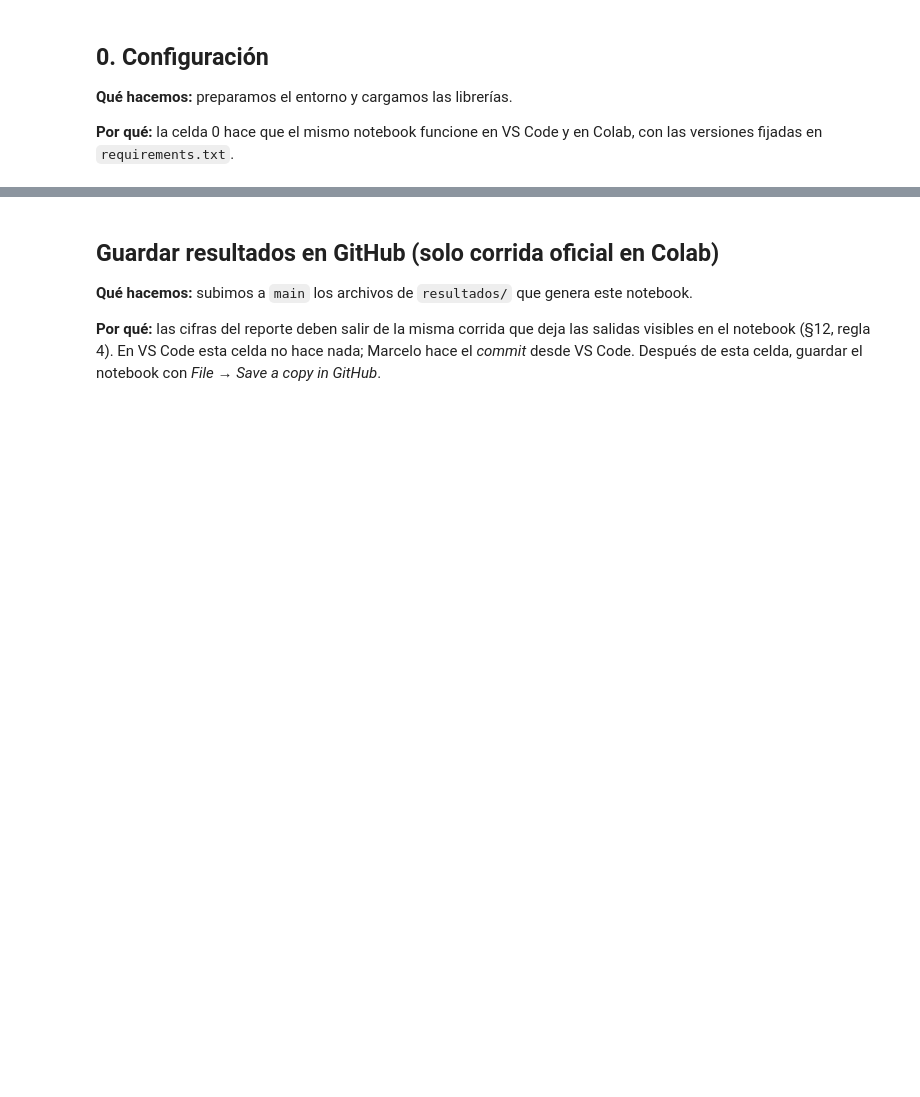
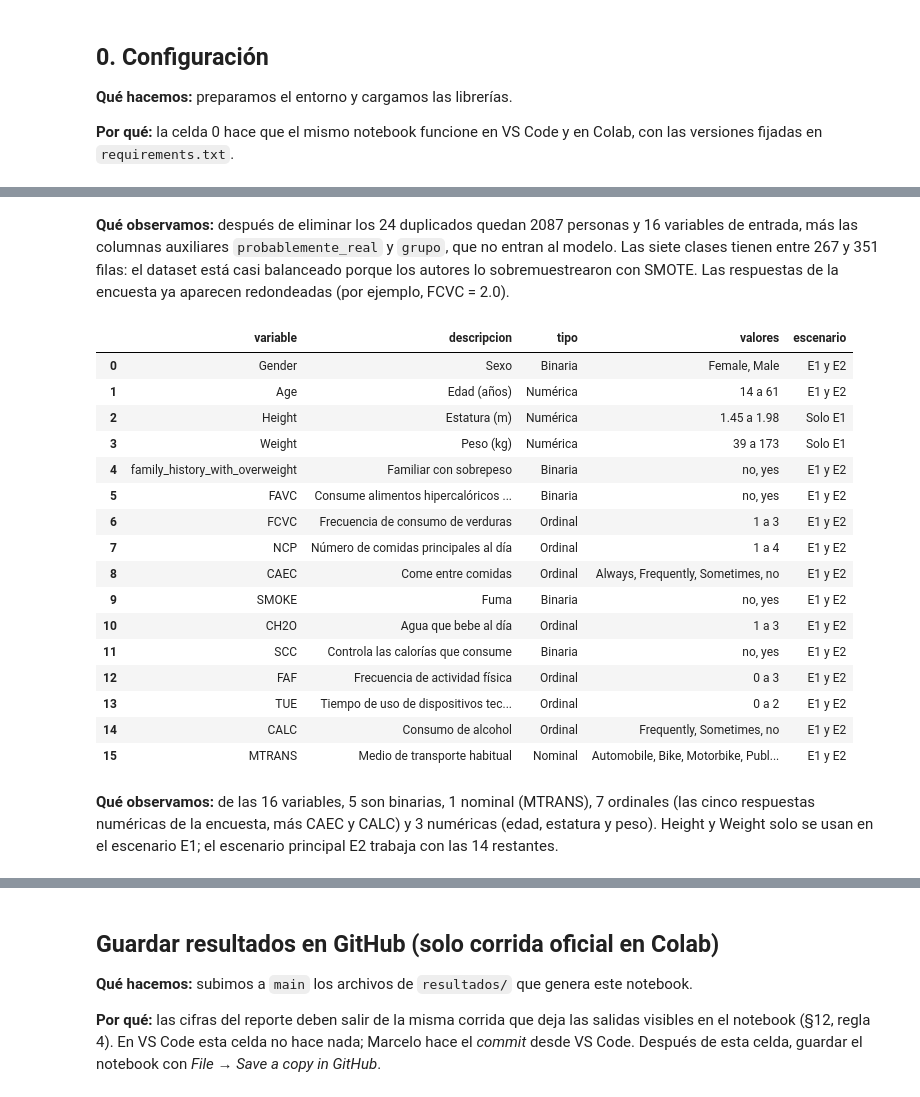
Before and after one commit to MCuetoV/proyecto-ml-2026-2, a Jupyter notebook: notebooks/03_obesidad_exploracion.ipynb, the cells around one changed output, grey strips where cells are left out. Saved outputs shown, nothing was run; the diff lists cells and outputs as text; code cells hidden in the pictures; blank space fills up the shorter version.

```diff
--- a/notebooks/03_obesidad_exploracion.ipynb
+++ b/notebooks/03_obesidad_exploracion.ipynb
@@ -140,0 +96,2 @@ proporciones.round(3)
+# %% [markdown]
+**Qué observamos:** después de eliminar los 24 duplicados quedan 2087 personas y 16 variables de entrada, más las columnas auxiliares `probablemente_real` y `grupo`, que no entran al modelo. Las siete clases tienen entre 267 y 351 filas: el dataset está casi balanceado porque los autores lo sobremuestrearon con SMOTE. Las respuestas de la encuesta ya aparecen redondeadas (por ejemplo, FCVC = 2.0).
@@ -140,0 +108,42 @@ proporciones.round(3)
+# %%
+# Tipo de cada variable según cómo se codifica en el modelado (diseño, §4.2)
+def tipo_de(variable):
+    if variable in utilidades.BINARIAS_OBESIDAD: return "Binaria"
+    if variable in utilidades.NOMINALES_OBESIDAD: return "Nominal"
+    if variable in ["CAEC", "CALC"] + utilidades.ENCUESTA_OBESIDAD: return "Ordinal"
+    return "Numérica"
+
+def valores_de(variable):
+    if datos[variable].dtype == object: return ", ".join(sorted(datos[variable].unique()))
+    return f"{datos[variable].min():g} a {datos[variable].max():g}"
+# %%
+# Tabla 1 del reporte: una fila por variable
+variables = utilidades.COLUMNAS_OBESIDAD
+tabla_variables = pd.DataFrame({
+    "variable": variables,
+    "descripcion": [DESCRIPCION[v] for v in variables],
+    "tipo": [tipo_de(v) for v in variables],
+    "valores": [valores_de(v) for v in variables],
+    "escenario": ["Solo E1" if v in utilidades.ANTROPOMETRIA else "E1 y E2" for v in variables]})
+utilidades.guardar_tabla(tabla_variables, "tabla_01_descripcion_obesidad")
+tabla_variables
+# %% [output]
+|  | variable | descripcion | tipo | valores | escenario |
+| 0 | Gender | Sexo | Binaria | Female, Male | E1 y E2 |
+| 1 | Age | Edad (años) | Numérica | 14 a 61 | E1 y E2 |
+| 2 | Height | Estatura (m) | Numérica | 1.45 a 1.98 | Solo E1 |
+| 3 | Weight | Peso (kg) | Numérica | 39 a 173 | Solo E1 |
+| 4 | family_history_with_overweight | Familiar con sobrepeso | Binaria | no, yes | E1 y E2 |
+| 5 | FAVC | Consume alimentos hipercalóricos ... | Binaria | no, yes | E1 y E2 |
+| 6 | FCVC | Frecuencia de consumo de verduras | Ordinal | 1 a 3 | E1 y E2 |
+| 7 | NCP | Número de comidas principales al día | Ordinal | 1 a 4 | E1 y E2 |
+| 8 | CAEC | Come entre comidas | Ordinal | Always, Frequently, Sometimes, no | E1 y E2 |
+| 9 | SMOKE | Fuma | Binaria | no, yes | E1 y E2 |
+| 10 | CH2O | Agua que bebe al día | Ordinal | 1 a 3 | E1 y E2 |
+| 11 | SCC | Controla las calorías que consume | Binaria | no, yes | E1 y E2 |
+| 12 | FAF | Frecuencia de actividad física | Ordinal | 0 a 3 | E1 y E2 |
+| 13 | TUE | Tiempo de uso de dispositivos tec... | Ordinal | 0 a 2 | E1 y E2 |
+| 14 | CALC | Consumo de alcohol | Ordinal | Frequently, Sometimes, no | E1 y E2 |
+| 15 | MTRANS | Medio de transporte habitual | Nominal | Automobile, Bike, Motorbike, Publ... | E1 y E2 |
+# %% [markdown]
+**Qué observamos:** de las 16 variables, 5 son binarias, 1 nominal (MTRANS), 7 ordinales (las cinco respuestas numéricas de la encuesta, más CAEC y CALC) y 3 numéricas (edad, estatura y peso). Height y Weight solo se usan en el escenario E1; el escenario principal E2 trabaja con las 14 restantes.
```
Also changed, not shown: parts of 58 cells of this notebook.
